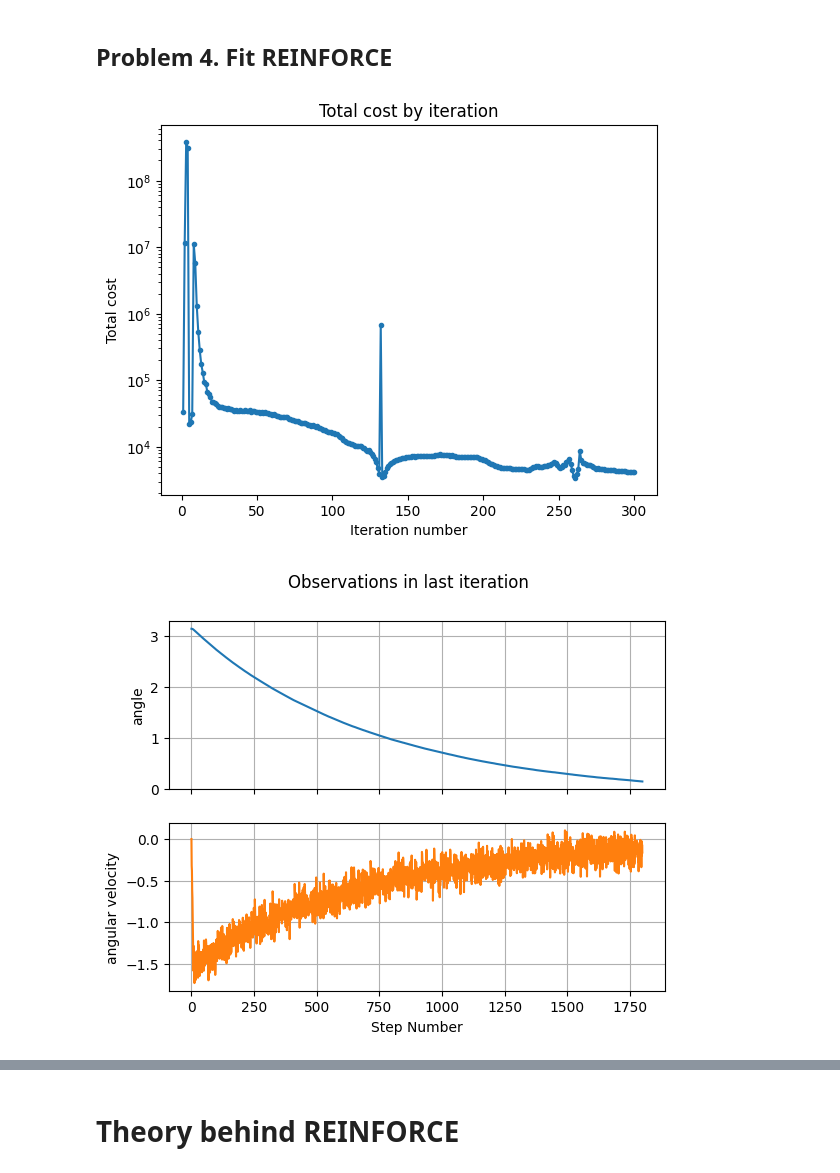
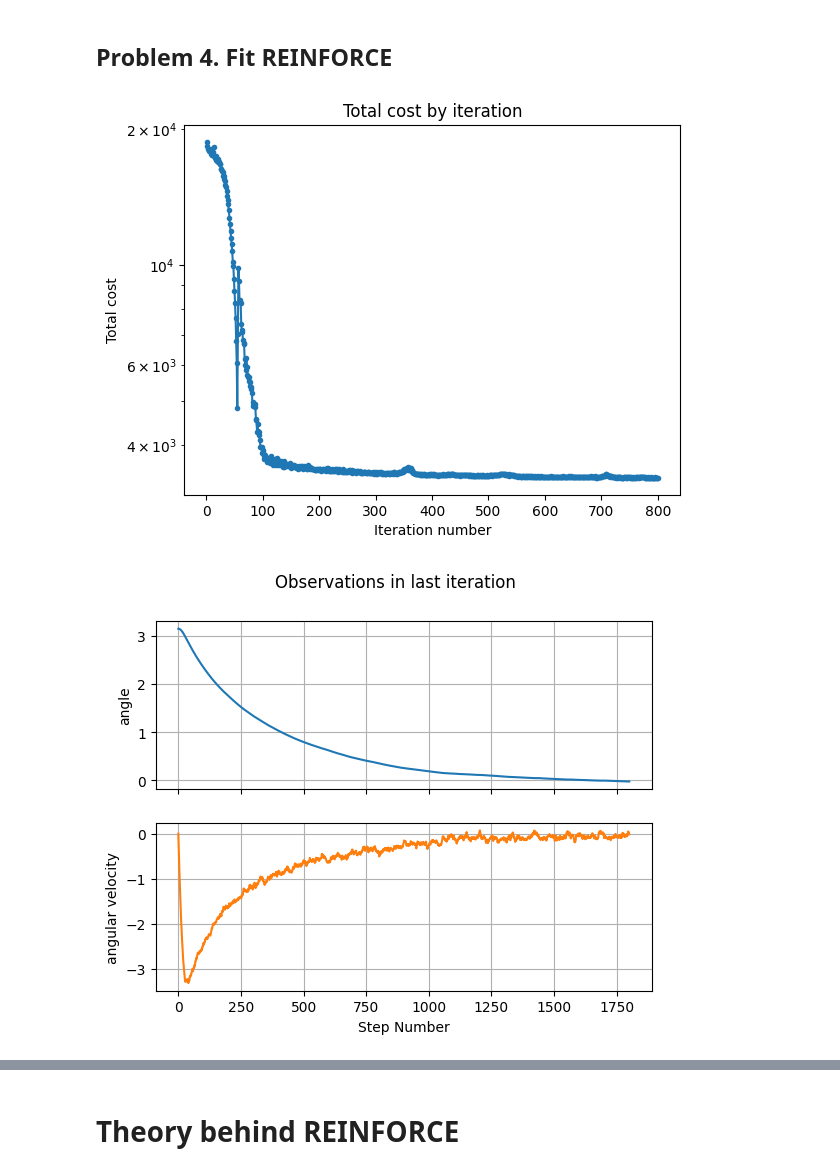
Before and after one commit to sacr1f1ce/RL, a Jupyter notebook: mark_nuzhnov_asgn_1_reinforce.ipynb, the cells around one changed output, grey strips where cells are left out. Drawn from its saved outputs; the diff is of its cells as text; code cells hidden in the pictures.

```diff
--- a/asgn_1_reinforce.ipynb
+++ b/mark_nuzhnov_asgn_1_reinforce.ipynb
@@ -1198,34 +1198,34 @@ model = GaussianPDFModel(
     action_bounds=np.array([[-20, 20]]),
     #---------------------------------------------------------------------------
     # YOUR CODE GOES HERE
-    scale_factor=200,  # TRY TO FIND scale_factor EMPIRICALLY
-    dim_hidden=6, # TRY TO FIND dim_hidden EMPIRICALLY
-    std=0.2, # TRY TO FIND STD EMPIRICALLY
+    scale_factor=100,  # TRY TO FIND scale_factor EMPIRICALLY
+    dim_hidden=4, # TRY TO FIND dim_hidden EMPIRICALLY
+    std=0.05, # TRY TO FIND STD EMPIRICALLY
     #---------------------------------------------------------------------------
 )
 
+optimizer = Optimizer(
+    model=model,
+    opt_method=torch.optim.Adam,
+    #---------------------------------------------------------------------------
+    # YOUR CODE GOES HERE
+    opt_options=dict(lr=0.03), # TRY TO FIND lr EMPIRICALLY
+    #---------------------------------------------------------------------------
+)
+## Or if you want to use scheduler then initialize optimizer, via, for instance
+# lr_scheduler_fading_coeff = 1
 # optimizer = Optimizer(
 #     model=model,
 #     opt_method=torch.optim.Adam,
-#     #---------------------------------------------------------------------------
-#     # YOUR CODE GOES HERE
-#     opt_options=dict(lr=0.03), # TRY TO FIND lr EMPIRICALLY
-#     #---------------------------------------------------------------------------
+#     opt_options=dict(lr=1.0, betas=(0.8, 0.9)),
+#     shuffle=False,
+#     lr_scheduler_method=torch.optim.lr_scheduler.MultiplicativeLR,
+#     lr_scheduler_options={
+#         "lr_lambda": lambda iteration: 1
+#         / np.sqrt((iteration / lr_scheduler_fading_coeff) ** 2 + 1)
+#     },
+#     lr_scheduler_switch=LRSchedulerSwitch(norm_observation_threshold=0.1),
 # )
-## Or if you want to use scheduler then initialize optimizer, via, for instance
-lr_scheduler_fading_coeff = 1
-optimizer = Optimizer(
-    model=model,
-    opt_method=torch.optim.Adam,
-    opt_options=dict(lr=1.0, betas=(0.8, 0.9)),
-    shuffle=False,
-    lr_scheduler_method=torch.optim.lr_scheduler.MultiplicativeLR,
-    lr_scheduler_options={
-        "lr_lambda": lambda iteration: 1
-        / np.sqrt((iteration / lr_scheduler_fading_coeff) ** 2 + 1)
-    },
-    lr_scheduler_switch=LRSchedulerSwitch(norm_observation_threshold=0.1),
-)
 
 # BELEIVE US! YOU CAN SOLVE THIS TASK WITHOUT SCHEDULER
 
@@ -1240,33 +1240,33 @@ trivial_terminantion_criterion = lambda *args: False
 # termination_criterion = (
 #     lambda observation, action, running_objective, total_objective: (
 #         np.linalg.norm(observation) >= 20
 #     )
 # )
 #
 # DO NOT USE TERMINATION CRITERION OTHER THAN trivial_termination_criterion
 
 
 scenario = MonteCarloSimulationScenario(
     simulator=simulator,
     system=system,
     policy=policy,
     #---------------------------------------------------------------------------
     # YOUR CODE GOES HERE
     N_episodes=1, # Increasing the number of episodes stabilizes learning, but you can manage it with N_episodes=1
-    N_iterations=300, # You can change the number of iterations if you want
+    N_iterations=800, # You can change the number of iterations if you want
     #---------------------------------------------------------------------------
     termination_criterion=trivial_terminantion_criterion,
     discount_factor=1.0, # do not change this
 )
 
 try:
     scenario.run()
 except KeyboardInterrupt:
     clear_output(wait=True)
     scenario.plot_data()
 
 clear_output(wait=True)
 scenario.plot_data()
 # %% [output]
-[figure, old version]
+[figure, new version]
-[figure, old version]
+[figure, new version]
```
Also changed, not shown: parts of 1 cell of this notebook.
